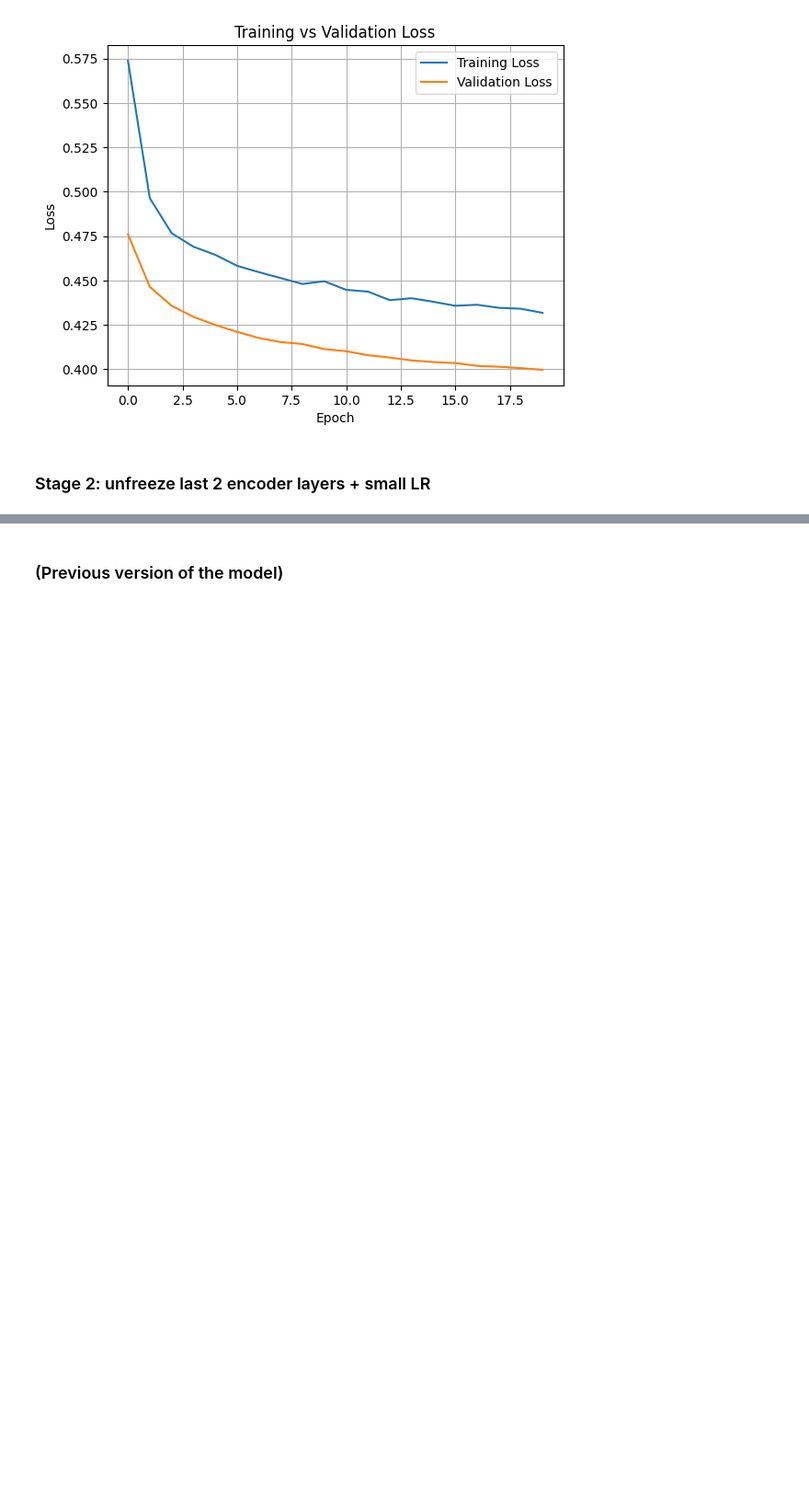
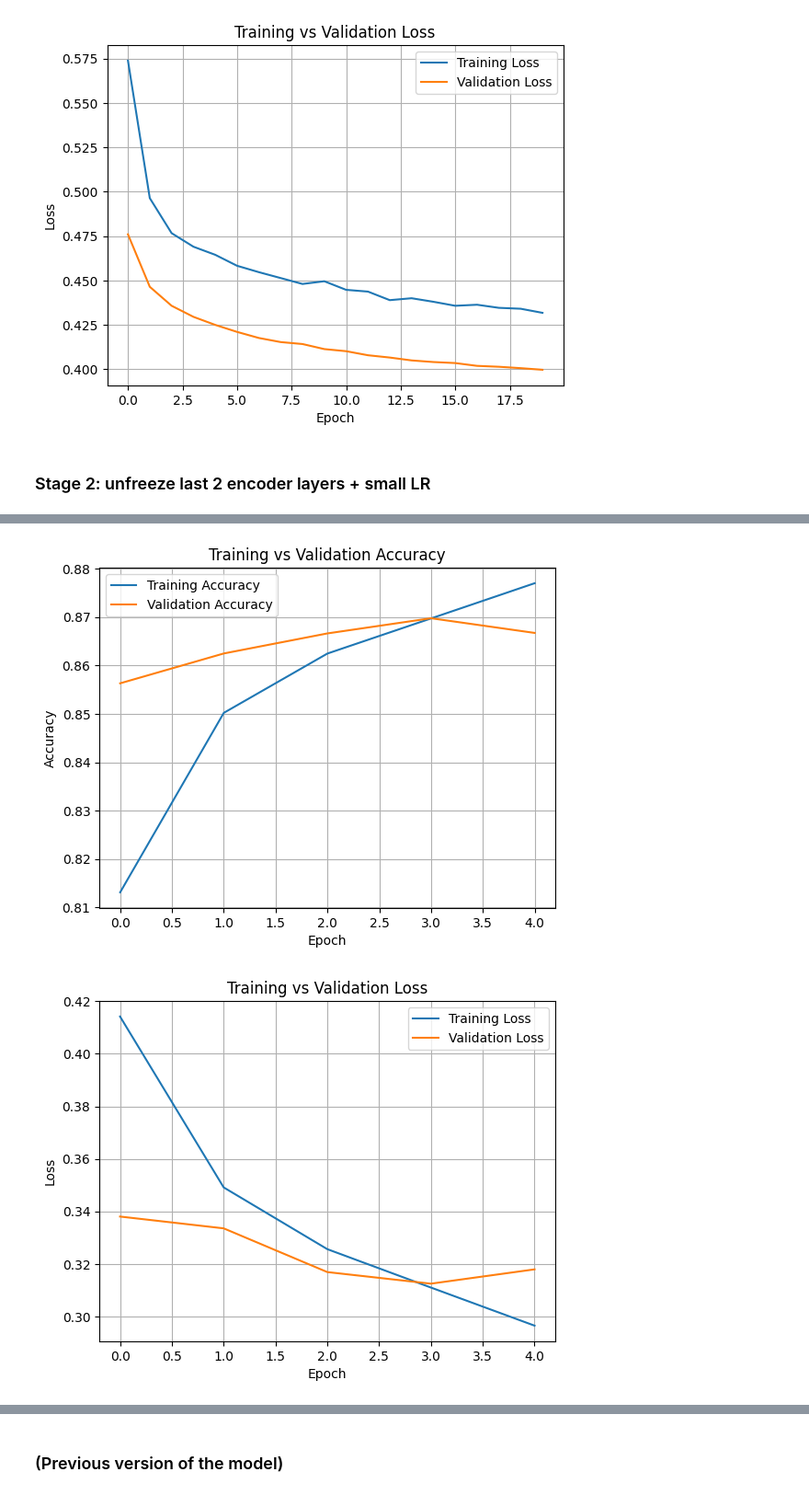
Before and after one commit to HosseinMasoudi/Sentiment_Analysis_with_Transformers, a Jupyter notebook: SentimentAnalysisTransformersNLP(WithOutHazm)(Use_Model_in_MLP).ipynb, the cells around one changed output, grey strips where cells are left out. Shown: that part at 92% size. Saved outputs shown, nothing was run; the diff lists cells and outputs as text; code cells hidden in the pictures; blank space fills up the shorter version.

Commit message:
run the stage 2 model and get 80% accuracy

```diff
--- a/SentimentAnalysisTransformersNLP(WithOutHazm)(Use_Model_in_MLP).ipynb
+++ b/SentimentAnalysisTransformersNLP(WithOutHazm)(Use_Model_in_MLP).ipynb
@@ -383,0 +438,19 @@ model.compile(
+# %%
+callbacks = [
+    tf.keras.callbacks.EarlyStopping(
+        monitor="val_loss",
+        patience=3,
+        restore_best_weights=True
+    ),
+    tf.keras.callbacks.ModelCheckpoint(
+        filepath="best_model_stage1.keras",
+        monitor="val_loss",
+        save_best_only=True
+    ),
+    tf.keras.callbacks.ReduceLROnPlateau(
+        monitor="val_loss",
+        factor=0.5,
+        patience=2,
+        min_lr=1e-6
+    ),
+]
@@ -384,5 +459,5 @@ model.compile(
 # %%
-history_ft = model.fit(
+history_2 = model.fit(
     train_dataset,
     validation_data=val_dataset,
     epochs=5,
@@ -392,0 +479,23 @@ history_ft = model.fit(
+# %%
+# Accuracy
+plt.plot(history_2.history['accuracy'], label='Training Accuracy')
+plt.plot(history_2.history['val_accuracy'], label='Validation Accuracy')
+plt.title('Training vs Validation Accuracy')
+plt.xlabel('Epoch')
+plt.ylabel('Accuracy')
+plt.legend()
+plt.grid(True)
+plt.show()
+
+# Loss
+plt.plot(history_2.history['loss'], label='Training Loss')
+plt.plot(history_2.history['val_loss'], label='Validation Loss')
+plt.title('Training vs Validation Loss')
+plt.xlabel('Epoch')
+plt.ylabel('Loss')
+plt.legend()
+plt.grid(True)
+plt.show()
+# %% [output]
+[figure, added]
+[figure, added]
```
Also changed, not shown: parts of 19 cells of this notebook.
